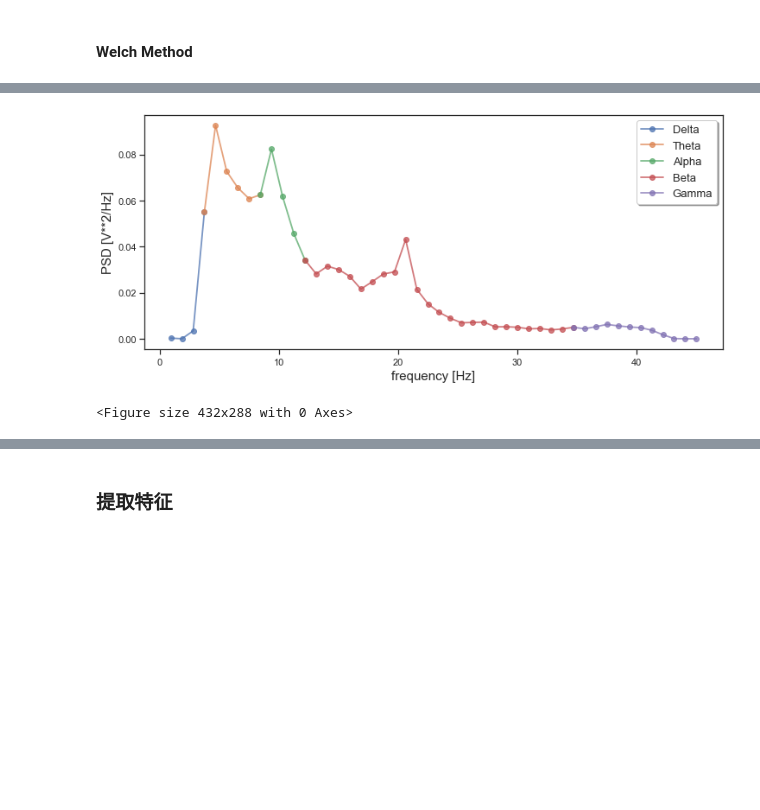
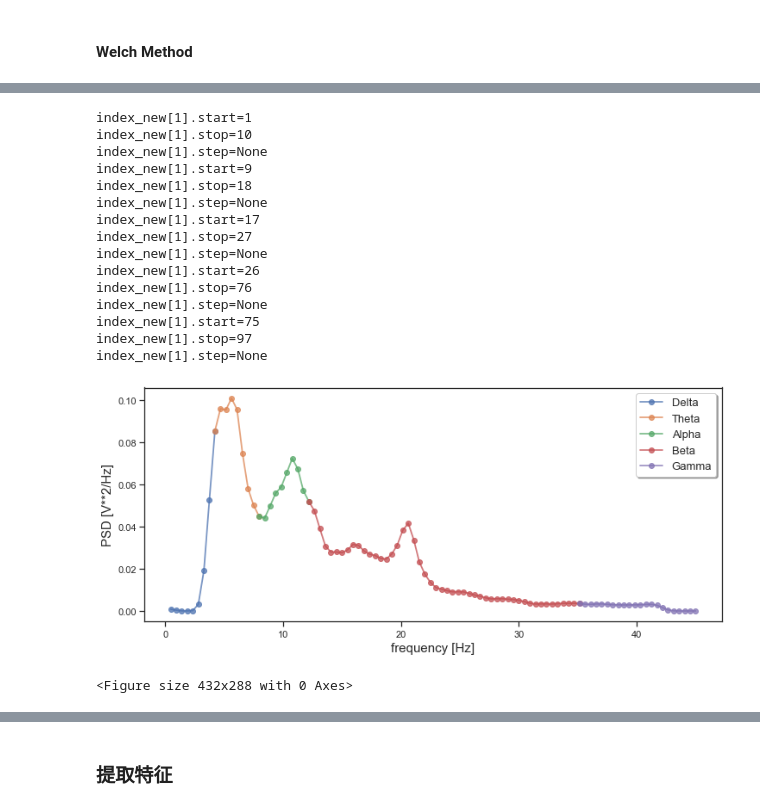
Before and after one commit to EastMagica/DA2021, a Jupyter notebook: 05. Brain/Untitled.ipynb, the cells around one changed output, grey strips where cells are left out. Cells and saved outputs as stored; diff of their text form; code cells hidden in the pictures; blank space fills up the shorter version.

```diff
--- a/05. Brain/Untitled.ipynb
+++ b/05. Brain/Untitled.ipynb
@@ -55,6 +57,6 @@ pd.DataFrame(
 # %%
 # 左右分类
-labels = np.zeros(emotion.shape[0], dtype=int)
+labels_all[2] = np.zeros(emotion.shape[0], dtype=int)
 
-labels[emotion[:, 1] <  5] = 0
-labels[emotion[:, 1] >= 5] = 1
+labels_all[2][emotion[:, 1] <  5] = 0
+labels_all[2][emotion[:, 1] >= 5] = 1
@@ -71,6 +73,6 @@ pd.DataFrame(
 # %%
 # 斜向分类
-labels = np.zeros(emotion.shape[0], dtype=int)
+labels_all[3] = np.zeros(emotion.shape[0], dtype=int)
 
-labels[emotion[:, 0] <= emotion[:, 1]] = 0
-labels[emotion[:, 0] >  emotion[:, 1]] = 1
+labels_all[3][emotion[:, 0] <= emotion[:, 1]] = 0
+labels_all[3][emotion[:, 0] >  emotion[:, 1]] = 1
@@ -86,0 +89,5 @@ pd.DataFrame(
+# %%
+# 斜向分类
+labels_all[4] = np.zeros(emotion.shape[0], dtype=int)
+
+labels_all[4][(emotion[:, 0] > 5) & (emotion[:, 0] <= 7) & (emotion[:, 1] <= 3)] = 1
@@ -87,3 +116,5 @@ pd.DataFrame(
+# %%
+labels = labels_all[3]
 # %% [markdown]
 ### PSD特征
 # %% [markdown]
@@ -134,5 +218,20 @@ eeg1 = EEG(
 # %%
-eeg1.show_psd(k=12, title=None)
+eeg1.show_psd(k=0, title=None)
 # %% [output]
+index_new[1].start=1
+index_new[1].stop=10
+index_new[1].step=None
+index_new[1].start=9
+index_new[1].stop=18
+index_new[1].step=None
+index_new[1].start=17
+index_new[1].stop=27
+index_new[1].step=None
+index_new[1].start=26
+index_new[1].stop=76
+index_new[1].step=None
+index_new[1].start=75
+index_new[1].stop=97
+index_new[1].step=None
-[figure, old version]
+[figure, new version]
-<Figure size 432x288 with 0 Axes>
+<Figure size 432x288 with 0 Axes>
```
Also changed, not shown: parts of 52 cells of this notebook, 12 other files.
